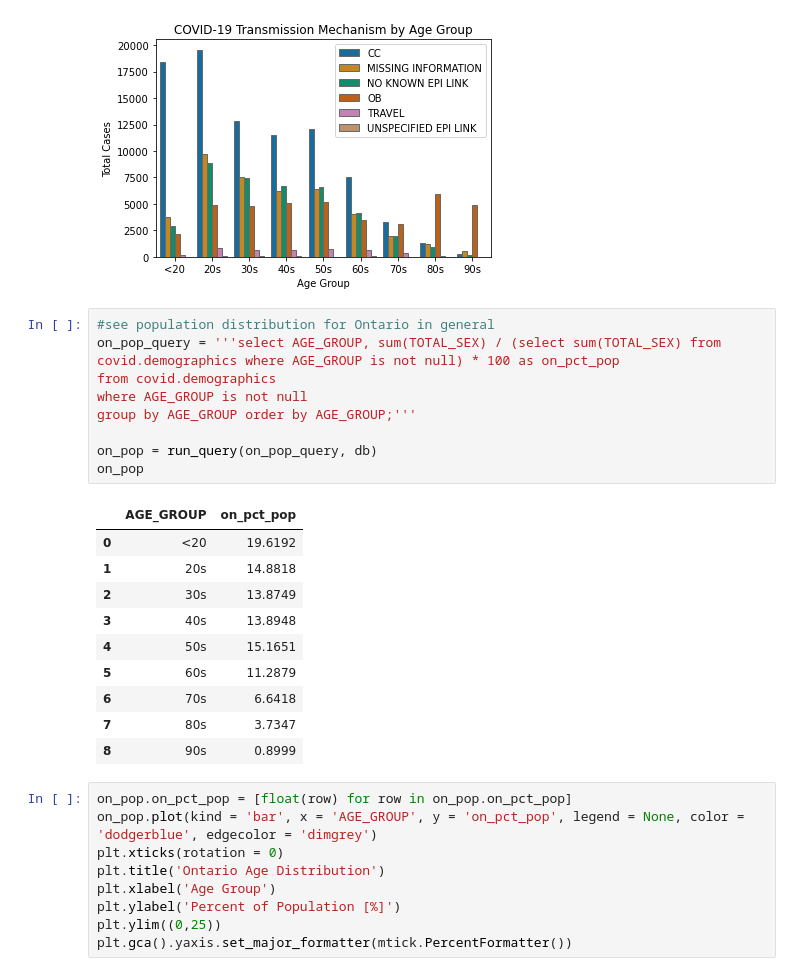
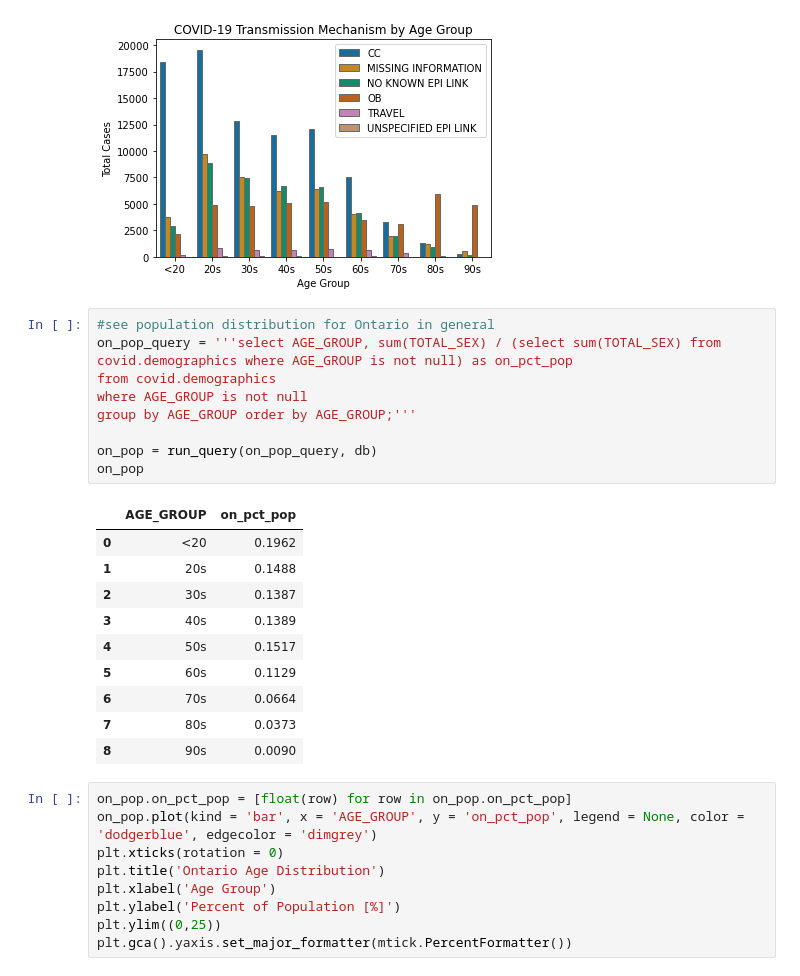
Before and after one commit to echeng220/covid_eda, a Jupyter notebook: ontario_covid_EDA.ipynb, the cells around one changed output. Cells and saved outputs as stored; diff of their text form.

```diff
--- a/ontario_covid_EDA.ipynb
+++ b/ontario_covid_EDA.ipynb
@@ -194,24 +198,24 @@ plt.legend(loc = 'upper right')
 [figure]
 # %%
 #see population distribution for Ontario in general
-on_pop_query = '''select AGE_GROUP, sum(TOTAL_SEX) / (select sum(TOTAL_SEX) from covid.demographics where AGE_GROUP is not null) * 100 as on_pct_pop
+on_pop_query = '''select AGE_GROUP, sum(TOTAL_SEX) / (select sum(TOTAL_SEX) from covid.demographics where AGE_GROUP is not null) as on_pct_pop
 from covid.demographics
 where AGE_GROUP is not null
 group by AGE_GROUP order by AGE_GROUP;'''
 
 on_pop = run_query(on_pop_query, db)
 on_pop
 # %% [output]
 |  | AGE_GROUP | on_pct_pop |
-| 0 | <20 | 19.6192 |
-| 1 | 20s | 14.8818 |
-| 2 | 30s | 13.8749 |
-| 3 | 40s | 13.8948 |
-| 4 | 50s | 15.1651 |
-| 5 | 60s | 11.2879 |
-| 6 | 70s | 6.6418 |
-| 7 | 80s | 3.7347 |
-| 8 | 90s | 0.8999 |
+| 0 | <20 | 0.1962 |
+| 1 | 20s | 0.1488 |
+| 2 | 30s | 0.1387 |
+| 3 | 40s | 0.1389 |
+| 4 | 50s | 0.1517 |
+| 5 | 60s | 0.1129 |
+| 6 | 70s | 0.0664 |
+| 7 | 80s | 0.0373 |
+| 8 | 90s | 0.0090 |
 # %%
 on_pop.on_pct_pop = [float(row) for row in on_pop.on_pct_pop]
 on_pop.plot(kind = 'bar', x = 'AGE_GROUP', y = 'on_pct_pop', legend = None, color = 'dodgerblue', edgecolor = 'dimgrey')
```
Also changed, not shown: parts of 12 cells of this notebook, 1 other file.
